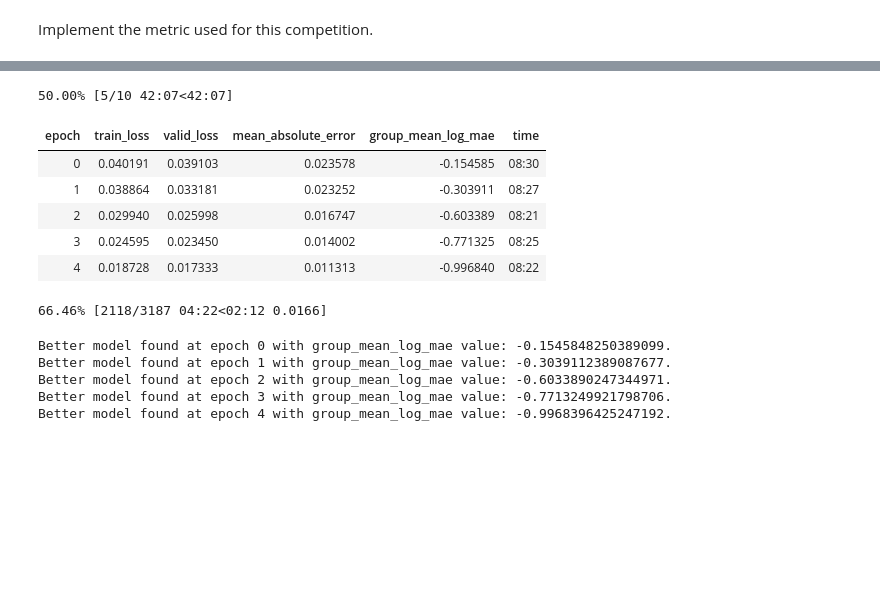
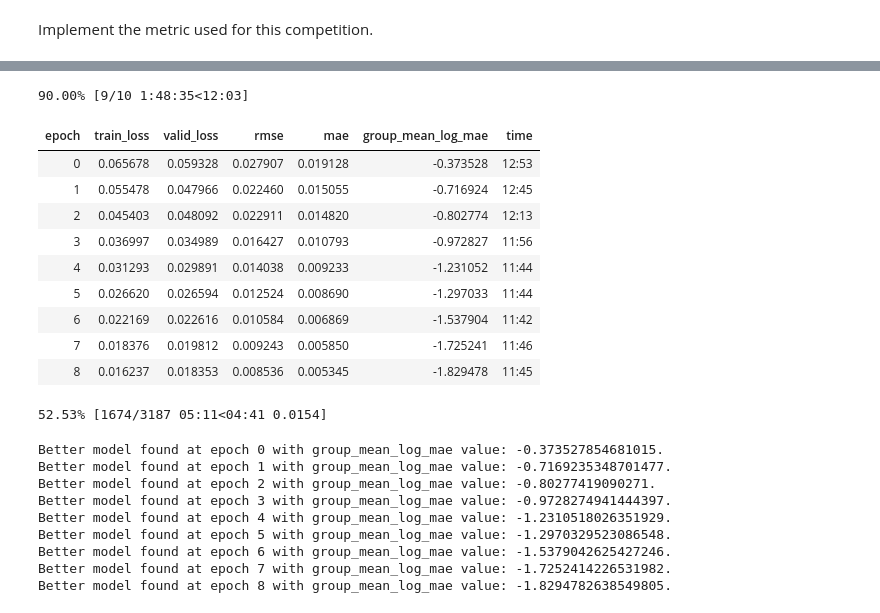
Before and after one commit to robinniesert/kaggle-champs, a Jupyter notebook: nbs/mpnn.ipynb, the cells around one changed output, grey strips where cells are left out. Drawn from its saved outputs; the diff is of its cells as text; code cells hidden in the pictures; blank space fills up the shorter version.

Commit message:
Added Layernorm and multi-loss training using sc contributions

```diff
--- a/nbs/mpnn.ipynb
+++ b/nbs/mpnn.ipynb
@@ -572,16 +679,35 @@ class GroupMeanLogMAE(Callback):
             target = torch.cat(self.target)
             metric = group_mean_log_mae(preds, target, inputs)
             return add_metrics(last_metrics, [metric])
+# %%
+def contribs_rmse_loss(preds, targs):
+    """
+    Returns the sum of RMSEs for each sc contribution and total sc values.
+
+    Args:
+        - preds: tensor of shape (batch_size * n_sc, 5) containing
+            predictions. Last column is the total scalar coupling value.
+        - targs: tensor of shape (batch_size * n_sc, 5) containing
+            true values. Last column is the total scalar coupling value.
+    """
+    return torch.mean((preds - targs) ** 2, dim=0).sqrt().sum()
+
+def rmse(preds, targs):
+    return torch.sqrt(F.mse_loss(preds[:,-1], targs[:,-1]))
+
+def mae(preds, targs):
+    return torch.abs(preds[:,-1] - targs[:,-1]).mean()
 # %%
 wd, batch_norm, act = 0, True, nn.ReLU(True)
 update_steps, proc_steps = 5, 10
 n_x, n_h, n_e, n_sc_e, n_sc_m = N_ATOM_FEATURES, 150, N_EDGE_FEATURES, N_SC_EDGE_FEATURES, N_SC_MOL_FEATURES
 preproc_net_args = dict(layers=[], act=act, dropout=[], batch_norm=batch_norm, out_act=nn.Tanh())
 enn_args = dict(layers=3*[n_h], act=act, dropout=3*[0.0], batch_norm=batch_norm)
-R_net_args = dict(pre_layers=[1000], post_layers=[500], act=act, dropout=[0.0, 0.0], batch_norm=batch_norm)
+R_net_args = dict(pre_layers=[1000], post_layers=[500], n_h_contribs=250, act=act, dropout=[0.0, 0.0, 0.0],
+                  batch_norm=batch_norm)
 # %%
 set_seed(100)
-model = MPNN(n_x, n_h, n_e, n_sc_e, n_sc_m, stride, update_steps, proc_steps, preproc_net_args, enn_args, R_net_args)
+model = MPNN(n_x, n_h, n_e, n_sc_e, n_sc_m, update_steps, proc_steps, preproc_net_args, enn_args, R_net_args)
 # %%
 print(model)
 print(model(*batch[0]))
@@ -607,6 +733,6 @@ torch.Size([1144])
 # %%
-learn = Learner(db, model, metrics=[mean_absolute_error], callback_fns=GroupMeanLogMAE,
-                wd=wd, loss_func=root_mean_squared_error)
+learn = Learner(db, model, metrics=[rmse, mae], callback_fns=GroupMeanLogMAE,
+                wd=wd, loss_func=contribs_rmse_loss)
 # %%
 learn.lr_find(start_lr=1e-6, end_lr=1.0, num_it=100, stop_div=True)
 learn.recorder.plot()
@@ -617,20 +743,28 @@ LR Finder is complete, type {learner_name}.recorder.plot() to see the graph.
 # %%
-learn.fit_one_cycle(10, max_lr=2e-3, callbacks=[SaveModelCallback(learn, every='improvement', mode='min',
+learn.fit_one_cycle(10, max_lr=1e-3, callbacks=[SaveModelCallback(learn, every='improvement', mode='min',
                                                                   monitor='group_mean_log_mae',  name='mpnn1')])
 # %% [output]
-50.00% [5/10 42:07<42:07]
+90.00% [9/10 1:48:35<12:03]
-| epoch | train_loss | valid_loss | mean_absolute_error | group_mean_log_mae | time |
-| 0 | 0.040191 | 0.039103 | 0.023578 | -0.154585 | 08:30 |
-| 1 | 0.038864 | 0.033181 | 0.023252 | -0.303911 | 08:27 |
-| 2 | 0.029940 | 0.025998 | 0.016747 | -0.603389 | 08:21 |
-| 3 | 0.024595 | 0.023450 | 0.014002 | -0.771325 | 08:25 |
-| 4 | 0.018728 | 0.017333 | 0.011313 | -0.996840 | 08:22 |
+| epoch | train_loss | valid_loss | rmse | mae | group_mean_log_mae | time |
+| 0 | 0.065678 | 0.059328 | 0.027907 | 0.019128 | -0.373528 | 12:53 |
+| 1 | 0.055478 | 0.047966 | 0.022460 | 0.015055 | -0.716924 | 12:45 |
+| 2 | 0.045403 | 0.048092 | 0.022911 | 0.014820 | -0.802774 | 12:13 |
+| 3 | 0.036997 | 0.034989 | 0.016427 | 0.010793 | -0.972827 | 11:56 |
+| 4 | 0.031293 | 0.029891 | 0.014038 | 0.009233 | -1.231052 | 11:44 |
+| 5 | 0.026620 | 0.026594 | 0.012524 | 0.008690 | -1.297033 | 11:44 |
+| 6 | 0.022169 | 0.022616 | 0.010584 | 0.006869 | -1.537904 | 11:42 |
+| 7 | 0.018376 | 0.019812 | 0.009243 | 0.005850 | -1.725241 | 11:46 |
+| 8 | 0.016237 | 0.018353 | 0.008536 | 0.005345 | -1.829478 | 11:45 |
-66.46% [2118/3187 04:22<02:12 0.0166]
+52.53% [1674/3187 05:11<04:41 0.0154]
-Better model found at epoch 0 with group_mean_log_mae value: -0.1545848250389099.
-Better model found at epoch 1 with group_mean_log_mae value: -0.3039112389087677.
-Better model found at epoch 2 with group_mean_log_mae value: -0.6033890247344971.
-Better model found at epoch 3 with group_mean_log_mae value: -0.7713249921798706.
-Better model found at epoch 4 with group_mean_log_mae value: -0.9968396425247192.
+Better model found at epoch 0 with group_mean_log_mae value: -0.373527854681015.
+Better model found at epoch 1 with group_mean_log_mae value: -0.7169235348701477.
+Better model found at epoch 2 with group_mean_log_mae value: -0.80277419090271.
+Better model found at epoch 3 with group_mean_log_mae value: -0.9728274941444397.
+Better model found at epoch 4 with group_mean_log_mae value: -1.2310518026351929.
+Better model found at epoch 5 with group_mean_log_mae value: -1.2970329523086548.
+Better model found at epoch 6 with group_mean_log_mae value: -1.5379042625427246.
+Better model found at epoch 7 with group_mean_log_mae value: -1.7252414226531982.
+Better model found at epoch 8 with group_mean_log_mae value: -1.8294782638549805.
 # %%
 learn.recorder.plot_losses(skip_start=150)
 # %%
```
Also changed, not shown: parts of 22 cells of this notebook, 1 other file.
